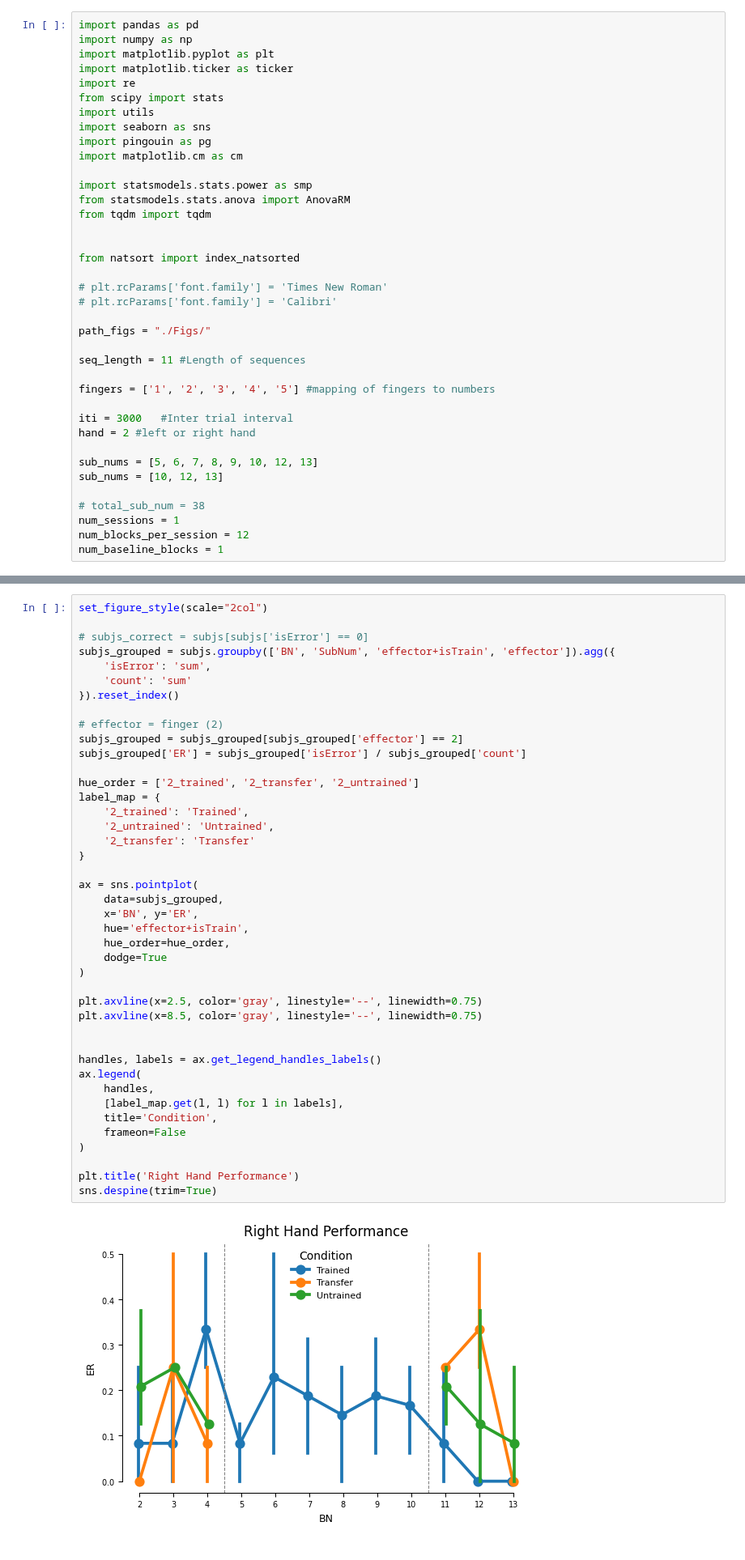
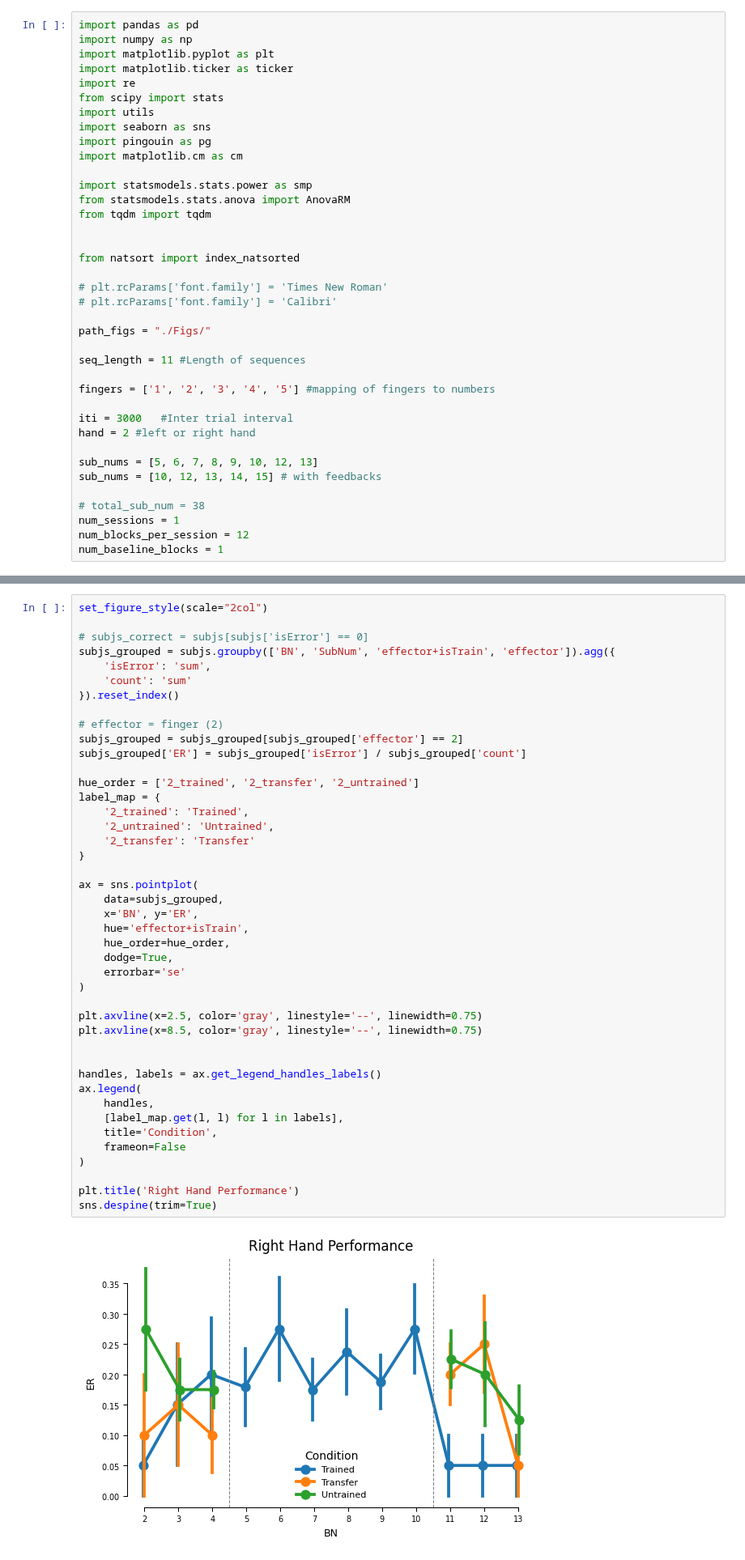
Before and after one commit to manazerzadeh/SequenceFingerSpeech, a Jupyter notebook: FingerAnalysis.ipynb, the cells around one changed output, grey strips where cells are left out. Shown at 81% size. Cells and saved outputs as stored; diff of their text form.

```diff
--- a/FingerAnalysis.ipynb
+++ b/FingerAnalysis.ipynb
@@ -32,7 +32,7 @@ iti = 3000   #Inter trial interval
 hand = 2 #left or right hand
 
 sub_nums = [5, 6, 7, 8, 9, 10, 12, 13]
-sub_nums = [10, 12, 13]
+sub_nums = [10, 12, 13, 14, 15] # with feedbacks
 
 # total_sub_num = 38
 num_sessions = 1
@@ -316,35 +319,36 @@ subjs_grouped['ER'] = subjs_grouped['isError'] / subjs_grouped['count']
 
 hue_order = ['2_trained', '2_transfer', '2_untrained']
 label_map = {
     '2_trained': 'Trained',
     '2_untrained': 'Untrained',
     '2_transfer': 'Transfer'
 }
 
 ax = sns.pointplot(
     data=subjs_grouped,
     x='BN', y='ER',
     hue='effector+isTrain',
     hue_order=hue_order,
-    dodge=True
+    dodge=True,
+    errorbar='se'
 )
 
 plt.axvline(x=2.5, color='gray', linestyle='--', linewidth=0.75)
 plt.axvline(x=8.5, color='gray', linestyle='--', linewidth=0.75)
 
 
 handles, labels = ax.get_legend_handles_labels()
 ax.legend(
     handles,
     [label_map.get(l, l) for l in labels],
     title='Condition',
     frameon=False
 )
 
 plt.title('Right Hand Performance')
 sns.despine(trim=True)
 # %% [output]
-[figure, old version]
+[figure, new version]
 # %%
 set_figure_style(scale="2col")
 
```
Also changed, not shown: parts of 9 cells of this notebook, 2 other files.
